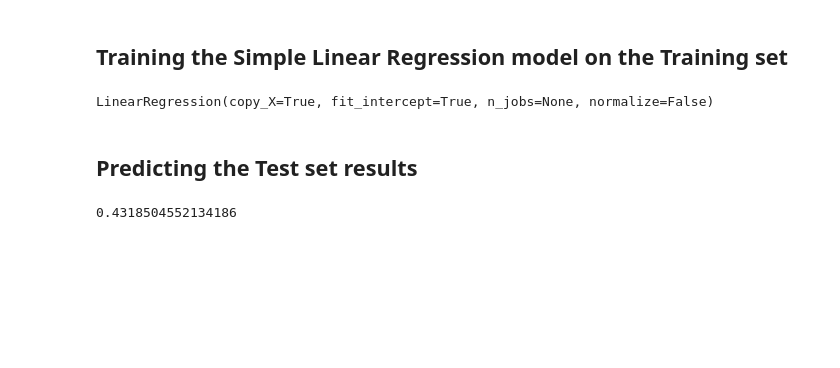
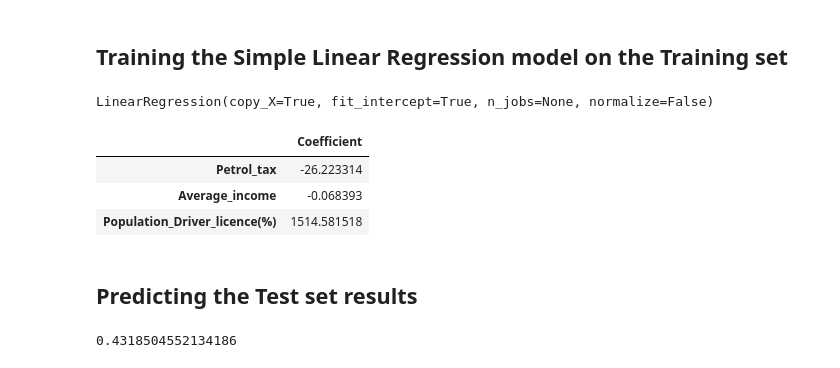
Before and after one commit to BineetaMishra/Machine-Learning, a Jupyter notebook: Learnbay/LinearRegressionModel/Linear regression - Petrol consumption_sklearn.ipynb, the cells around one changed output. Saved outputs shown, nothing was run; the diff lists cells and outputs as text; code cells hidden in the pictures; blank space fills up the shorter version.

```diff
--- a/Learnbay/LinearRegressionModel/Linear regression - Petrol consumption_sklearn.ipynb
+++ b/Learnbay/LinearRegressionModel/Linear regression - Petrol consumption_sklearn.ipynb
@@ -54,6 +54,14 @@ regressor = LinearRegression()
 regressor.fit(X_train, y_train)
 # %% [output]
 LinearRegression(copy_X=True, fit_intercept=True, n_jobs=None, normalize=False)
+# %%
+coeff_df = pd.DataFrame(regressor.coef_, X.columns, columns=['Coefficient'])
+coeff_df
+# %% [output]
+|  | Coefficient |
+| Petrol_tax | -26.223314 |
+| Average_income | -0.068393 |
+| Population_Driver_licence(%) | 1514.581518 |
 # %% [markdown]
 ## Predicting the Test set results
 # %%
```
Also changed, not shown: parts of 17 cells of this notebook.
